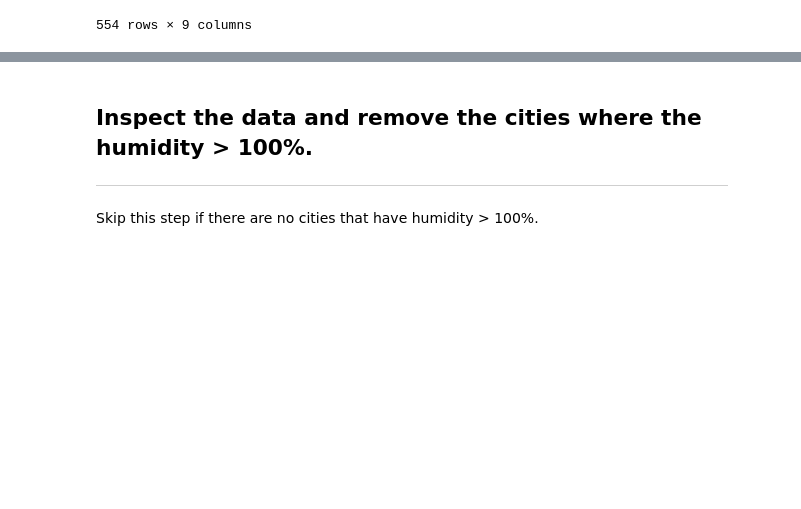
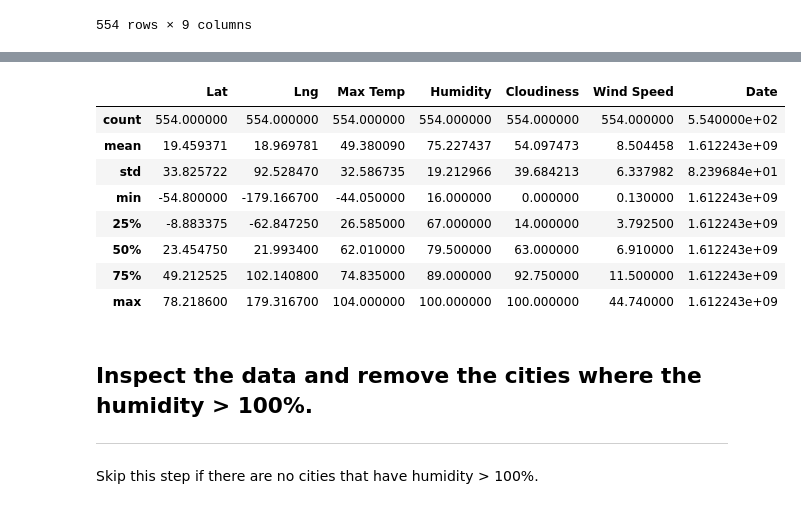
Before and after one commit to vandrade88/python-api-challenge, a Jupyter notebook: WeatherPy/WeatherPy.ipynb, the cells around one changed output, grey strips where cells are left out. Cells and saved outputs as stored; diff of their text form; code cells hidden in the pictures; blank space fills up the shorter version.

```diff
--- a/WeatherPy/WeatherPy.ipynb
+++ b/WeatherPy/WeatherPy.ipynb
@@ -227,3 +216,15 @@ city_df
+# %%
+city_df.describe()
+# %% [output]
+|  | Lat | Lng | Max Temp | Humidity | Cloudiness | Wind Speed | Date |
+| count | 554.000000 | 554.000000 | 554.000000 | 554.000000 | 554.000000 | 554.000000 | 5.540000e+02 |
+| mean | 19.459371 | 18.969781 | 49.380090 | 75.227437 | 54.097473 | 8.504458 | 1.612243e+09 |
+| std | 33.825722 | 92.528470 | 32.586735 | 19.212966 | 39.684213 | 6.337982 | 8.239684e+01 |
+| min | -54.800000 | -179.166700 | -44.050000 | 16.000000 | 0.000000 | 0.130000 | 1.612243e+09 |
+| 25% | -8.883375 | -62.847250 | 26.585000 | 67.000000 | 14.000000 | 3.792500 | 1.612243e+09 |
+| 50% | 23.454750 | 21.993400 | 62.010000 | 79.500000 | 63.000000 | 6.910000 | 1.612243e+09 |
+| 75% | 49.212525 | 102.140800 | 74.835000 | 89.000000 | 92.750000 | 11.500000 | 1.612243e+09 |
+| max | 78.218600 | 179.316700 | 104.000000 | 100.000000 | 100.000000 | 44.740000 | 1.612243e+09 |
 # %% [markdown]
 ## Inspect the data and remove the cities where the humidity > 100%.
 ----
```
Also changed, not shown: parts of 1 cell of this notebook.
